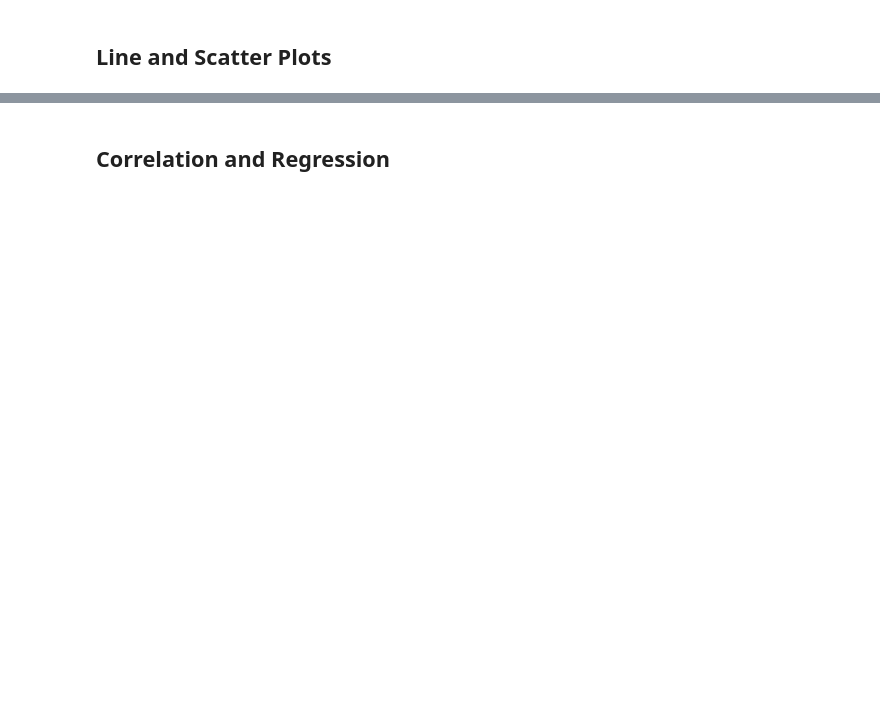
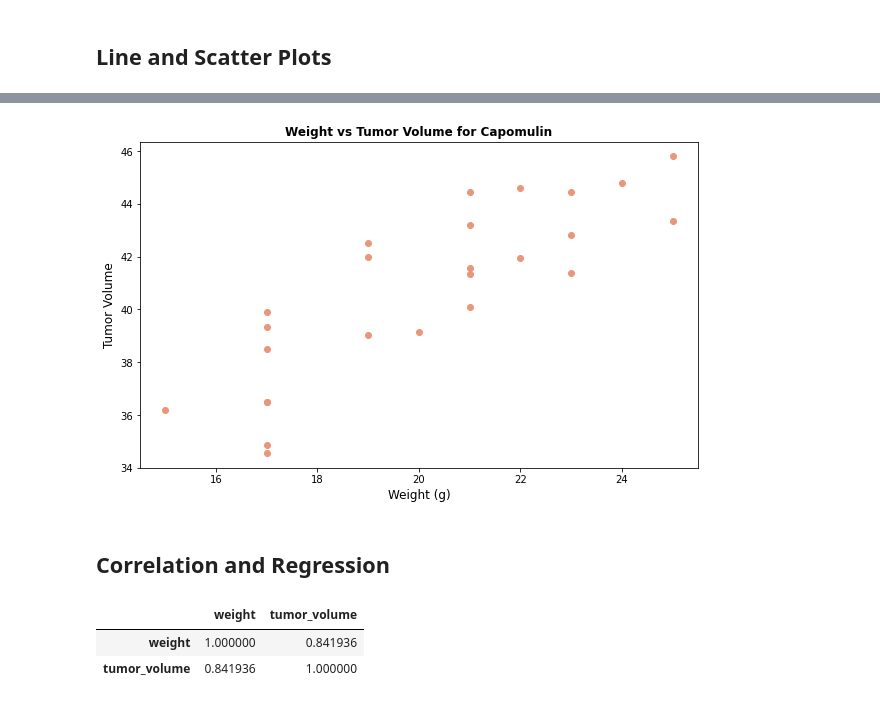
Before and after one commit to WilliamDHughes/SMU_Bootcamp_Repo, a Jupyter notebook: 05-Matplotlib/Instructions/Pymaceuticals/pymaceuticals_WillH_submission.ipynb, the cells around one changed output, grey strips where cells are left out. Saved outputs shown, nothing was run; the diff lists cells and outputs as text; code cells hidden in the pictures; blank space fills up the shorter version.

```diff
--- a/05-Matplotlib/Instructions/Pymaceuticals/pymaceuticals_WillH_submission.ipynb
+++ b/05-Matplotlib/Instructions/Pymaceuticals/pymaceuticals_WillH_submission.ipynb
@@ -329,2 +328,4 @@ plt.show()
 # %%
 # Generate a scatter plot of average tumor volume vs. mouse weight for the Capomulin regimen
+capo_data = clean_df.loc[clean_df["drug_regimen"] == "Capomulin"].groupby("mouse_id").agg({"weight": "mean", "tumor_volume": "mean"}).reset_index()
+capo_data.head()
@@ -331,3 +339,14 @@ plt.show()
+# %%
+plt.figure(figsize=(10,6))
+
+plt.scatter(capo_data["weight"], capo_data["tumor_volume"], color='darksalmon')
+plt.title("Weight vs Tumor Volume for Capomulin", fontweight='bold')
+plt.ylabel("Tumor Volume", fontsize=12)
+plt.xlabel("Weight (g)", fontsize=12)
+
+plt.show()
+# %% [output]
+[figure, added]
 # %% [markdown]
 ## Correlation and Regression
 # %%
@@ -335,0 +363,6 @@ plt.show()
+# %%
+capo_data.corr()
+# %% [output]
+|  | weight | tumor_volume |
+| weight | 1.000000 | 0.841936 |
+| tumor_volume | 0.841936 | 1.000000 |
```
Also changed, not shown: parts of 12 cells of this notebook.
